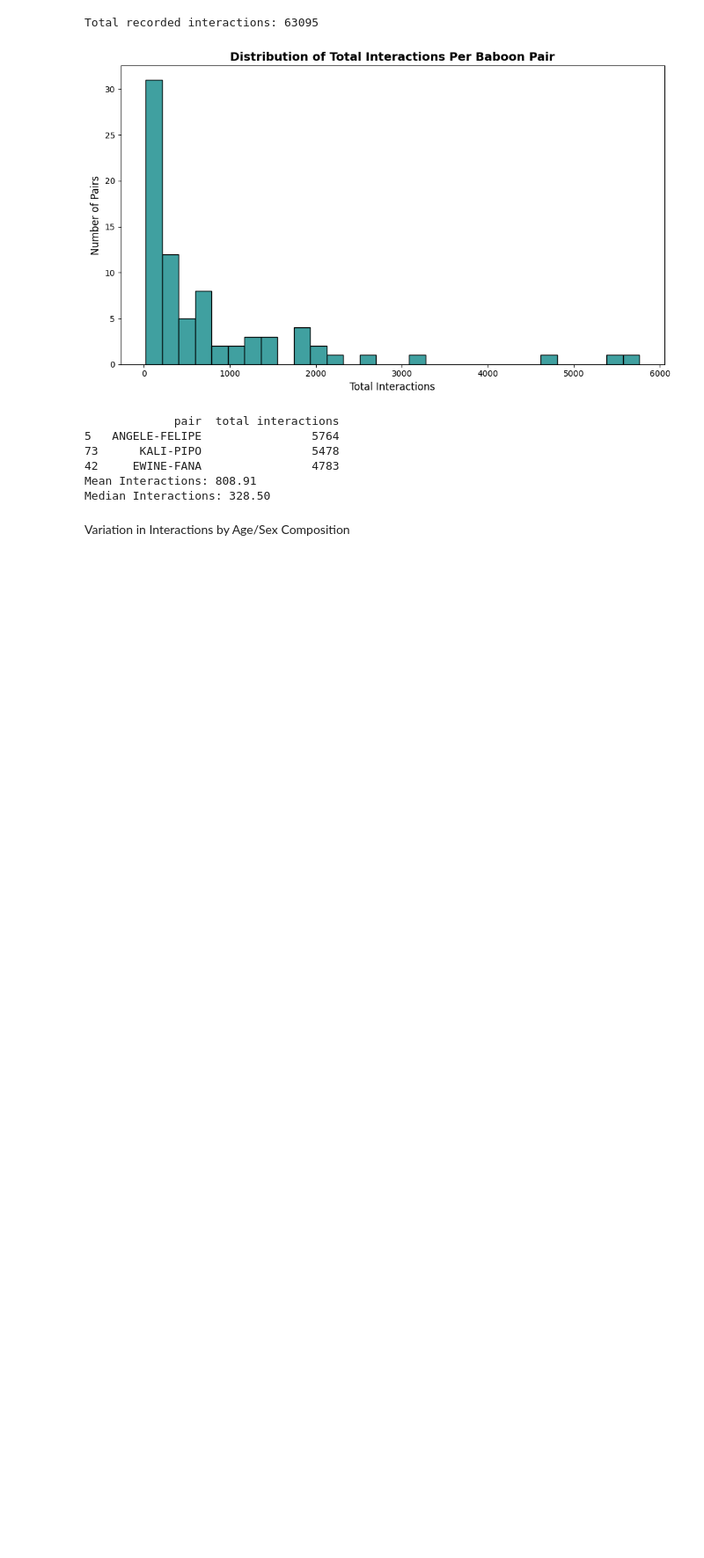
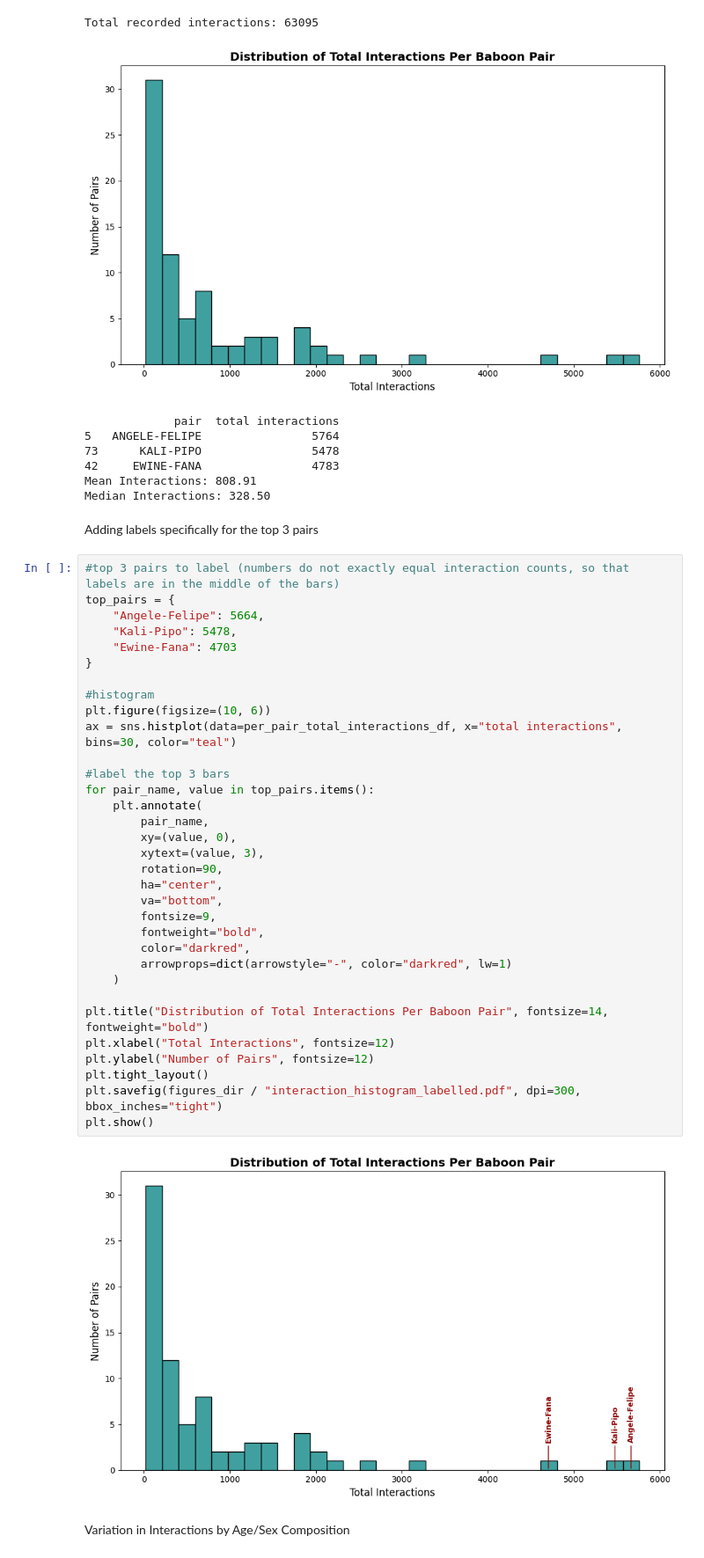
Before and after one commit to lucycheffins836/baboon-gnar-edge, a Jupyter notebook: notebooks/01_eda.ipynb, the cells around one changed output. Shown at 88% size. Drawn from its saved outputs; the diff is of its cells as text; blank space fills up the shorter version.

```diff
--- a/notebooks/01_eda.ipynb
+++ b/notebooks/01_eda.ipynb
@@ -94,6 +94,43 @@ Total recorded interactions: 63095
 42     EWINE-FANA                4783
 Mean Interactions: 808.91
 Median Interactions: 328.50
+# %% [markdown]
+Adding labels specifically for the top 3 pairs
+# %%
+#top 3 pairs to label (numbers do not exactly equal interaction counts, so that labels are in the middle of the bars)
+top_pairs = {
+    "Angele-Felipe": 5664,
+    "Kali-Pipo": 5478,
+    "Ewine-Fana": 4703
+}
+
+#histogram
+plt.figure(figsize=(10, 6))
+ax = sns.histplot(data=per_pair_total_interactions_df, x="total interactions", bins=30, color="teal")
+
+#label the top 3 bars
+for pair_name, value in top_pairs.items():
+    plt.annotate(
+        pair_name,
+        xy=(value, 0),
+        xytext=(value, 3),
+        rotation=90,
+        ha="center",
+        va="bottom",
+        fontsize=9,
+        fontweight="bold",
+        color="darkred",
+        arrowprops=dict(arrowstyle="-", color="darkred", lw=1)
+    )
+
+plt.title("Distribution of Total Interactions Per Baboon Pair", fontsize=14, fontweight="bold")
+plt.xlabel("Total Interactions", fontsize=12)
+plt.ylabel("Number of Pairs", fontsize=12)
+plt.tight_layout()
+plt.savefig(figures_dir / "interaction_histogram_labelled.pdf", dpi=300, bbox_inches="tight")
+plt.show()
+# %% [output]
+[figure, added]
 # %% [markdown]
 Variation in Interactions by Age/Sex Composition
 # %%
```
Also changed, not shown: parts of 2 cells of this notebook, 2 other files.
